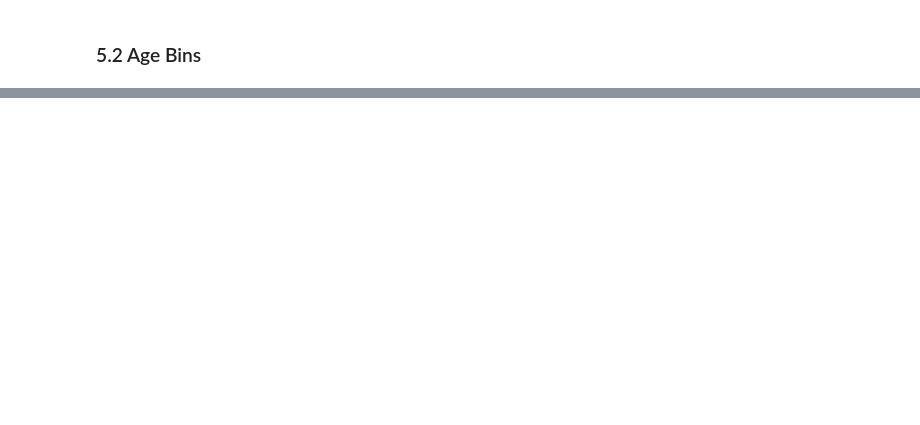
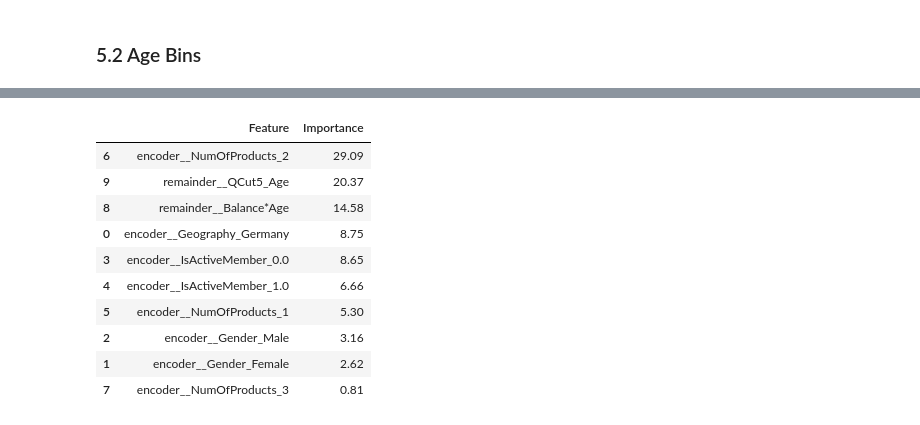
Before and after one commit to KrystianPi/Kaggle-S4E1, a Jupyter notebook: eda.ipynb, the cells around one changed output, grey strips where cells are left out. Drawn from its saved outputs; the diff is of its cells as text; code cells hidden in the pictures; blank space fills up the shorter version.

```diff
--- a/eda.ipynb
+++ b/eda.ipynb
@@ -249,0 +288,2 @@ train_df.head()
+# %%
+scaler = MinMaxScaler().set_output(transform='pandas')
@@ -249,0 +292,2 @@ train_df.head()
+# %%
+feature_selector = SelectKBest(chi2, k = 10).set_output(transform='pandas')
@@ -249,0 +329,11 @@ train_df.head()
+# %%
+best_params = {
+        "iterations": 1000,
+        "learning_rate": 0.0334,
+        "depth": 6,
+        "subsample": 0.49,
+        'random_strength': 0.00527,
+        'l2_leaf_reg': 19.32,
+        'model_size_reg': 12.051,
+    }
+catboost_model = CatBoostClassifier(**best_params, silent=True)
@@ -249,0 +342,8 @@ train_df.head()
+# %%
+pipeline = Pipeline([('age_binning', age_binner),
+                     ('encoder', encoding),
+                     ('scaler', scaler),
+                     ('skb', feature_selector)])
+
+catboost_pipeline = make_pipeline(pipeline, catboost_model)
+catboost_pipeline
@@ -249,0 +426,27 @@ train_df.head()
+# %%
+# Get feature importances
+feature_importances = catboost_pipeline.named_steps['catboostclassifier'].get_feature_importance()
+
+# Get feature names from ColumnTransformer
+transformed_feature_names = catboost_pipeline.named_steps['pipeline']['skb'].get_feature_names_out()
+
+# Match importances to feature names
+importances_df = pd.DataFrame({
+    'Feature': transformed_feature_names,
+    'Importance': feature_importances
+})
+
+# Sort the dataframe by importance
+importances_df.sort_values(by='Importance', ascending=False)
+# %% [output]
+|  | Feature | Importance |
+| 6 | encoder__NumOfProducts_2 | 29.09 |
+| 9 | remainder__QCut5_Age | 20.37 |
+| 8 | remainder__Balance*Age | 14.58 |
+| 0 | encoder__Geography_Germany | 8.75 |
+| 3 | encoder__IsActiveMember_0.0 | 8.65 |
+| 4 | encoder__IsActiveMember_1.0 | 6.66 |
+| 5 | encoder__NumOfProducts_1 | 5.30 |
+| 2 | encoder__Gender_Male | 3.16 |
+| 1 | encoder__Gender_Female | 2.62 |
+| 7 | encoder__NumOfProducts_3 | 0.81 |
```
Also changed, not shown: parts of 27 cells of this notebook.
